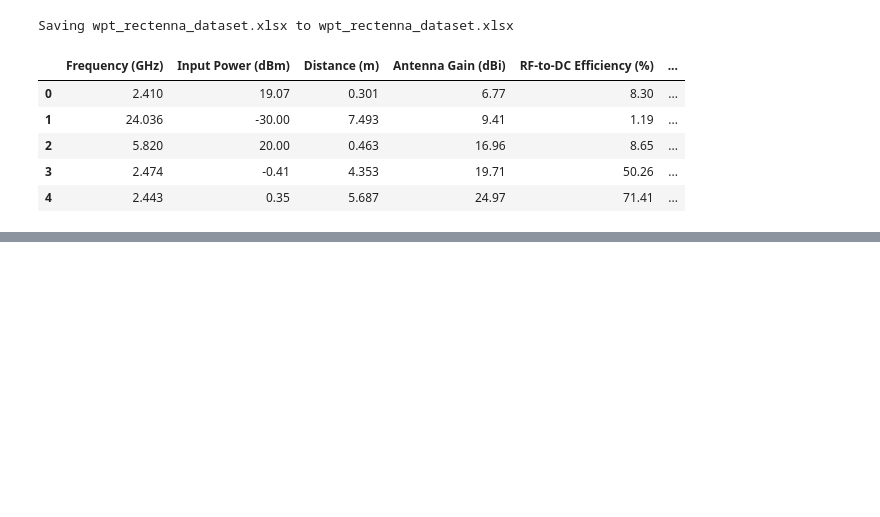
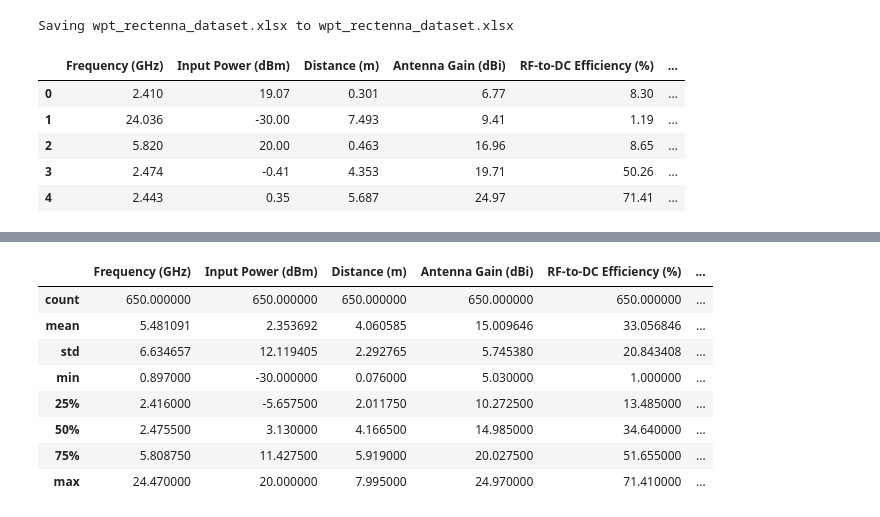
Before and after one commit to majdoubiadil/github-slideshow, a Jupyter notebook: project_Adil_Majdoubi.ipynb, the cells around one changed output, grey strips where cells are left out. Saved outputs shown, nothing was run; the diff lists cells and outputs as text; code cells hidden in the pictures; blank space fills up the shorter version.

```diff
--- a/project_Adil_Majdoubi.ipynb
+++ b/project_Adil_Majdoubi.ipynb
@@ -21,0 +57,12 @@ df.head()
+# %%
+df.describe()
+# %% [output]
+|  | Frequency (GHz) | Input Power (dBm) | Distance (m) | Antenna Gain (dBi) | RF-to-DC Efficiency (%) | ... |
+| count | 650.000000 | 650.000000 | 650.000000 | 650.000000 | 650.000000 | ... |
+| mean | 5.481091 | 2.353692 | 4.060585 | 15.009646 | 33.056846 | ... |
+| std | 6.634657 | 12.119405 | 2.292765 | 5.745380 | 20.843408 | ... |
+| min | 0.897000 | -30.000000 | 0.076000 | 5.030000 | 1.000000 | ... |
+| 25% | 2.416000 | -5.657500 | 2.011750 | 10.272500 | 13.485000 | ... |
+| 50% | 2.475500 | 3.130000 | 4.166500 | 14.985000 | 34.640000 | ... |
+| 75% | 5.808750 | 11.427500 | 5.919000 | 20.027500 | 51.655000 | ... |
+| max | 24.470000 | 20.000000 | 7.995000 | 24.970000 | 71.410000 | ... |
```
Also changed, not shown: parts of 6 cells of this notebook.
